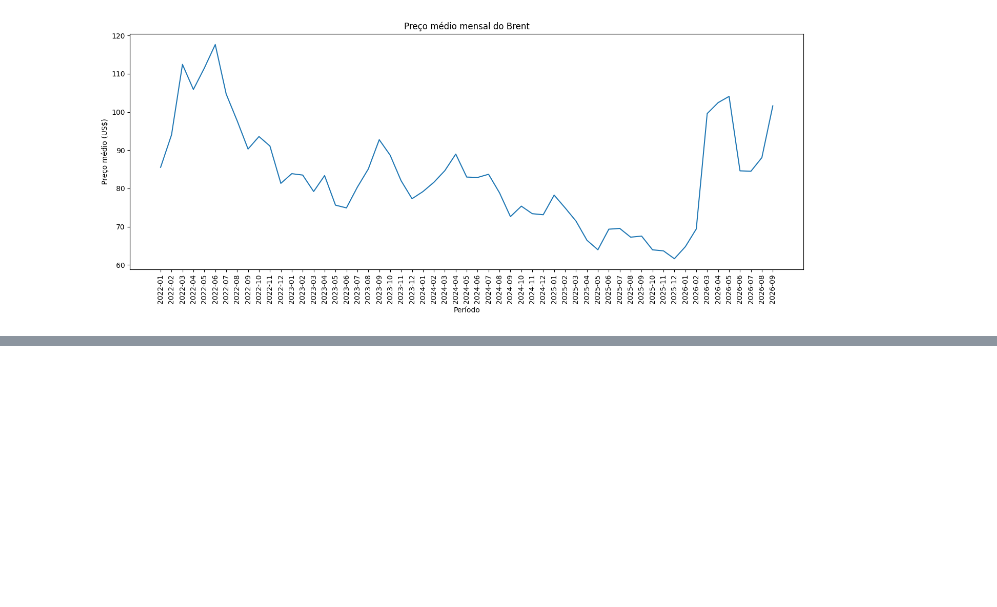
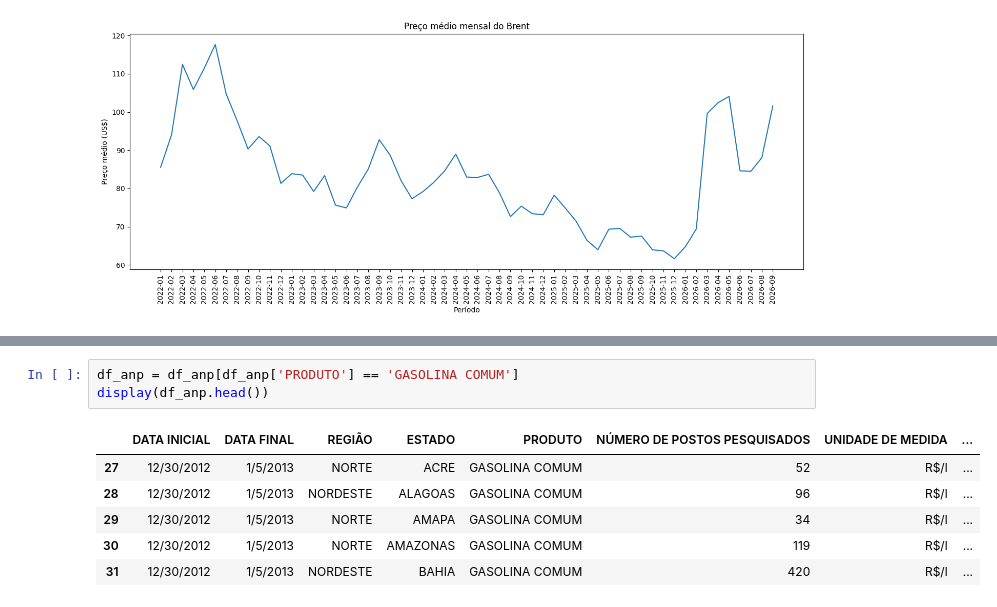
Before and after one commit to vitorjensen/Python_para_Analise_de_Dados, a Jupyter notebook: Projetos/Análise Exploratória de Combustível/Análise_Exploratória_de_Combustível.ipynb, the cells around one changed output, grey strips where cells are left out. Drawn from its saved outputs; the diff is of its cells as text; blank space fills up the shorter version.

```diff
--- a/Projetos/Análise Exploratória de Combustível/Análise_Exploratória_de_Combustível.ipynb
+++ b/Projetos/Análise Exploratória de Combustível/Análise_Exploratória_de_Combustível.ipynb
@@ -318,0 +376,10 @@ plt.show()
+# %%
+df_anp = df_anp[df_anp['PRODUTO'] == 'GASOLINA COMUM']
+display(df_anp.head())
+# %% [output]
+|  | DATA INICIAL | DATA FINAL | REGIÃO | ESTADO | PRODUTO | NÚMERO DE POSTOS PESQUISADOS | UNIDADE DE MEDIDA | ... |
+| 27 | 12/30/2012 | 1/5/2013 | NORTE | ACRE | GASOLINA COMUM | 52 | R$/l | ... |
+| 28 | 12/30/2012 | 1/5/2013 | NORDESTE | ALAGOAS | GASOLINA COMUM | 96 | R$/l | ... |
+| 29 | 12/30/2012 | 1/5/2013 | NORTE | AMAPA | GASOLINA COMUM | 34 | R$/l | ... |
+| 30 | 12/30/2012 | 1/5/2013 | NORTE | AMAZONAS | GASOLINA COMUM | 119 | R$/l | ... |
+| 31 | 12/30/2012 | 1/5/2013 | NORDESTE | BAHIA | GASOLINA COMUM | 420 | R$/l | ... |
```
Also changed, not shown: parts of 7 cells of this notebook.
